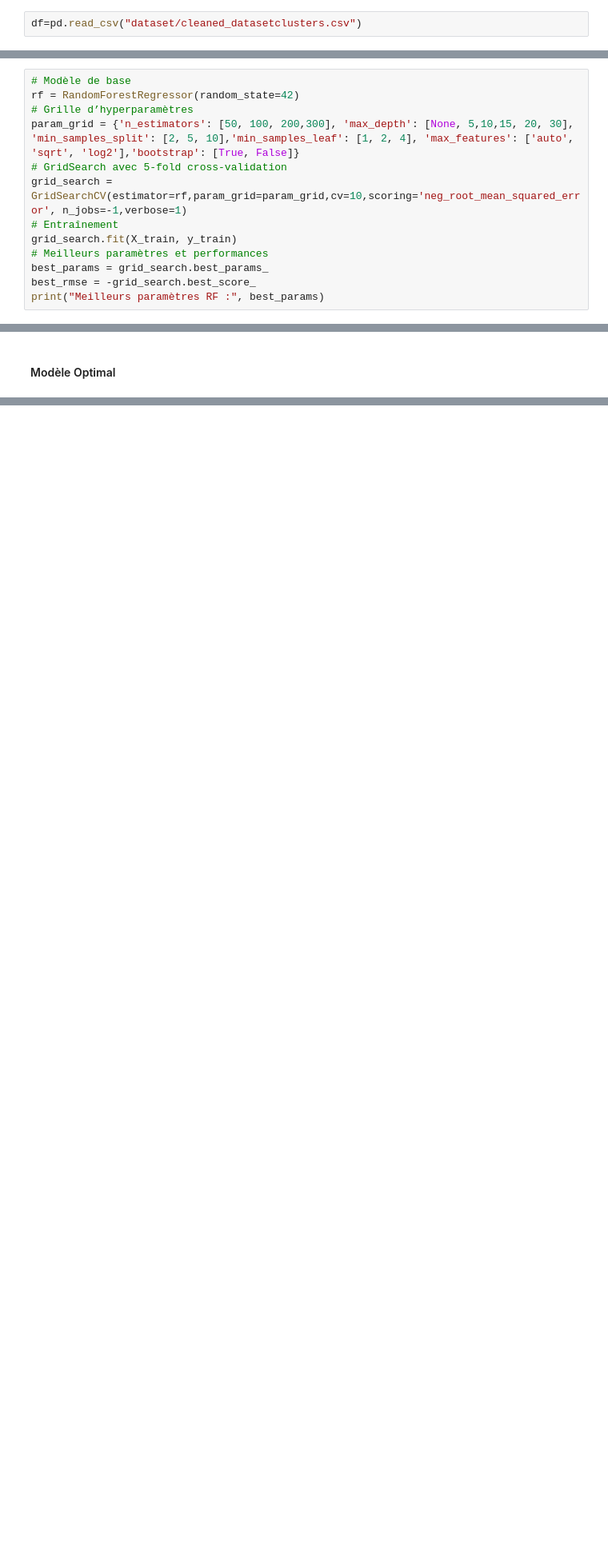
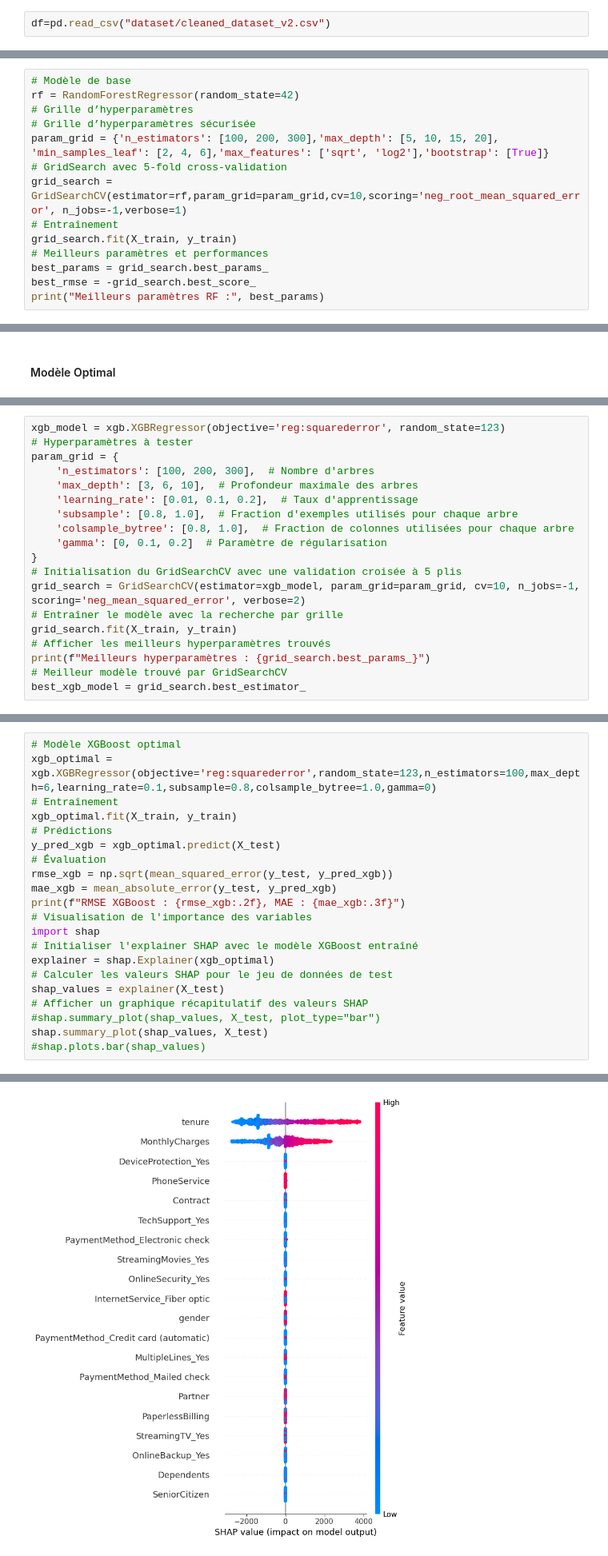
Before and after one commit to Bapt1st3/Telco_Customer_Prediction, a Jupyter notebook: regression.ipynb, the cells around one changed output, grey strips where cells are left out. Shown at 80% size. Drawn from its saved outputs; the diff is of its cells as text; blank space fills up the shorter version.

```diff
--- a/regression.ipynb
+++ b/regression.ipynb
@@ -13,6 +17,6 @@ warnings.filterwarnings("ignore")
 # %% [markdown]
 ### Importation de la base de données
 # %%
-df=pd.read_csv("dataset/cleaned_datasetclusters.csv")
+df=pd.read_csv("dataset/cleaned_dataset_v2.csv")
 # %%
 df.drop('Unnamed: 0', axis=1, inplace=True)
@@ -107,7 +117,8 @@ Le modele de base présente un R2 de 0.99 signe de surapprentissage dû à la no
 # Modèle de base
 rf = RandomForestRegressor(random_state=42)
 # Grille d’hyperparamètres
-param_grid = {'n_estimators': [50, 100, 200,300], 'max_depth': [None, 5,10,15, 20, 30], 'min_samples_split': [2, 5, 10],'min_samples_leaf': [1, 2, 4], 'max_features': ['auto', 'sqrt', 'log2'],'bootstrap': [True, False]}
+# Grille d’hyperparamètres sécurisée
+param_grid = {'n_estimators': [100, 200, 300],'max_depth': [5, 10, 15, 20], 'min_samples_leaf': [2, 4, 6],'max_features': ['sqrt', 'log2'],'bootstrap': [True]}
 # GridSearch avec 5-fold cross-validation
 grid_search = GridSearchCV(estimator=rf,param_grid=param_grid,cv=10,scoring='neg_root_mean_squared_error', n_jobs=-1,verbose=1)
 # Entraînement
@@ -141,0 +171,19 @@ R2 RF optimisé sur test : 0.993
+# %%
+xgb_model = xgb.XGBRegressor(objective='reg:squarederror', random_state=123)
+# Hyperparamètres à tester
+param_grid = {
+    'n_estimators': [100, 200, 300],  # Nombre d'arbres
+    'max_depth': [3, 6, 10],  # Profondeur maximale des arbres
+    'learning_rate': [0.01, 0.1, 0.2],  # Taux d'apprentissage
+    'subsample': [0.8, 1.0],  # Fraction d'exemples utilisés pour chaque arbre
+    'colsample_bytree': [0.8, 1.0],  # Fraction de colonnes utilisées pour chaque arbre
+    'gamma': [0, 0.1, 0.2]  # Paramètre de régularisation
+}
+# Initialisation du GridSearchCV avec une validation croisée à 5 plis
+grid_search = GridSearchCV(estimator=xgb_model, param_grid=param_grid, cv=10, n_jobs=-1, scoring='neg_mean_squared_error', verbose=2)
+# Entraîner le modèle avec la recherche par grille
+grid_search.fit(X_train, y_train)
+# Afficher les meilleurs hyperparamètres trouvés
+print(f"Meilleurs hyperparamètres : {grid_search.best_params_}")
+# Meilleur modèle trouvé par GridSearchCV
+best_xgb_model = grid_search.best_estimator_
@@ -141,0 +211,22 @@ R2 RF optimisé sur test : 0.993
+# %%
+# Modèle XGBoost optimal
+xgb_optimal = xgb.XGBRegressor(objective='reg:squarederror',random_state=123,n_estimators=100,max_depth=6,learning_rate=0.1,subsample=0.8,colsample_bytree=1.0,gamma=0)
+# Entraînement
+xgb_optimal.fit(X_train, y_train)
+# Prédictions
+y_pred_xgb = xgb_optimal.predict(X_test)
+# Évaluation
+rmse_xgb = np.sqrt(mean_squared_error(y_test, y_pred_xgb))
+mae_xgb = mean_absolute_error(y_test, y_pred_xgb)
+print(f"RMSE XGBoost : {rmse_xgb:.2f}, MAE : {mae_xgb:.3f}")
+# Visualisation de l'importance des variables
+import shap
+# Initialiser l'explainer SHAP avec le modèle XGBoost entraîné
+explainer = shap.Explainer(xgb_optimal)
+# Calculer les valeurs SHAP pour le jeu de données de test
+shap_values = explainer(X_test)
+# Afficher un graphique récapitulatif des valeurs SHAP
+#shap.summary_plot(shap_values, X_test, plot_type="bar")
+shap.summary_plot(shap_values, X_test)
+#shap.plots.bar(shap_values)
+# %% [output]
@@ -141,0 +234 @@ R2 RF optimisé sur test : 0.993
+[figure, added]
```
Also changed, not shown: parts of 21 cells of this notebook.
